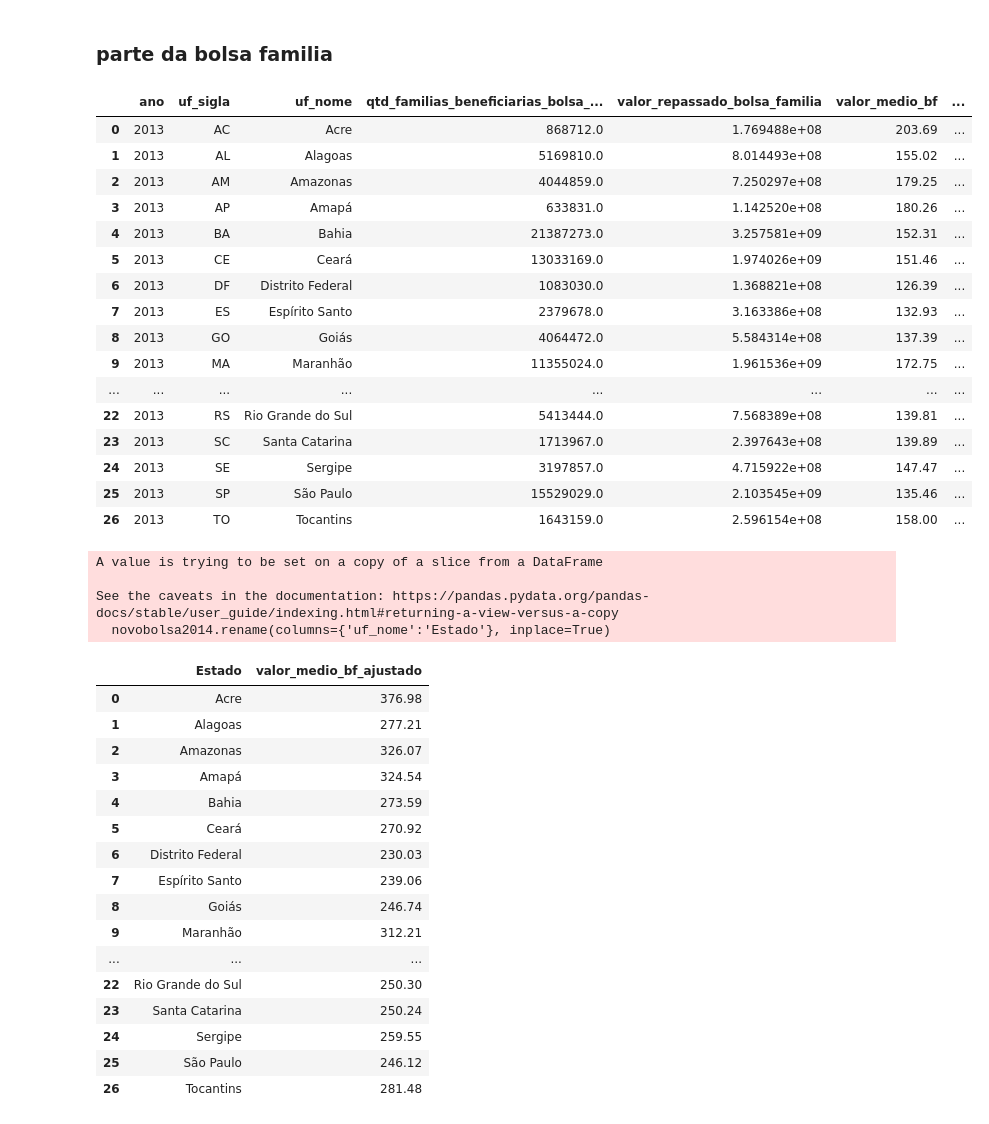
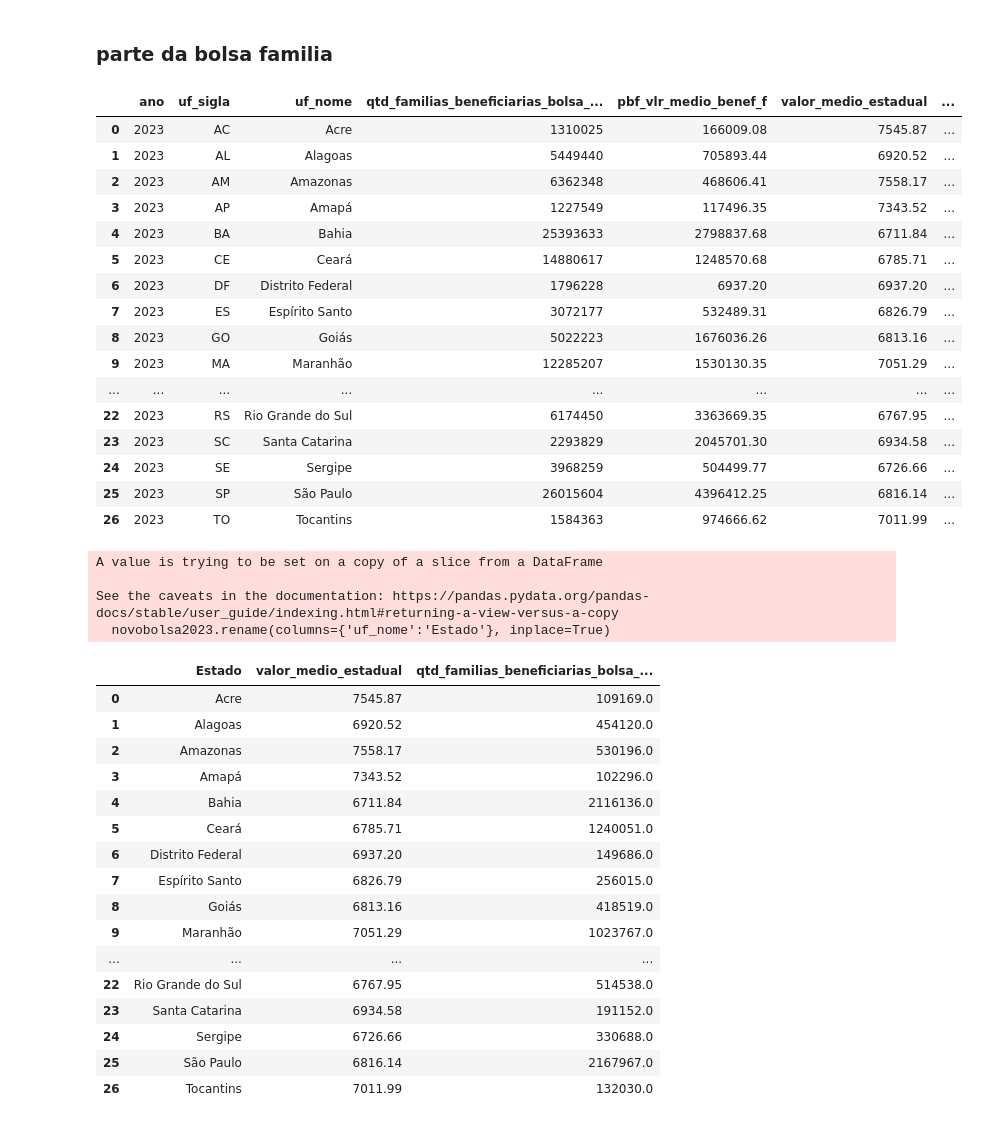
Before and after one commit to thiagodasillva/escolarData, a Jupyter notebook: todosOsAnos.ipynb, the cells around one changed output. Cells and saved outputs as stored; diff of their text form; code cells hidden in the pictures.

```diff
--- a/todosOsAnos.ipynb
+++ b/todosOsAnos.ipynb
@@ -115,52 +115,52 @@ totalTotal.to_csv("totais por ano.csv", sep=",", index=False)
 # %% [markdown]
 ### parte da bolsa familia
 # %%
-bolsa2015= pd.read_csv('bolsa_familia/dadosTratados/bolsa_familia_por_estado_2013.csv')
-bolsa2015
+bolsa2023= pd.read_csv('bolsa_familia/dadosTratados/bolsa_familia_por_estado_2023.csv')
+bolsa2023
 # %% [output]
-|  | ano | uf_sigla | uf_nome | qtd_familias_beneficiarias_bolsa_... | valor_repassado_bolsa_familia | valor_medio_bf | ... |
-| 0 | 2013 | AC | Acre | 868712.0 | 1.769488e+08 | 203.69 | ... |
-| 1 | 2013 | AL | Alagoas | 5169810.0 | 8.014493e+08 | 155.02 | ... |
-| 2 | 2013 | AM | Amazonas | 4044859.0 | 7.250297e+08 | 179.25 | ... |
-| 3 | 2013 | AP | Amapá | 633831.0 | 1.142520e+08 | 180.26 | ... |
-| 4 | 2013 | BA | Bahia | 21387273.0 | 3.257581e+09 | 152.31 | ... |
-| 5 | 2013 | CE | Ceará | 13033169.0 | 1.974026e+09 | 151.46 | ... |
-| 6 | 2013 | DF | Distrito Federal | 1083030.0 | 1.368821e+08 | 126.39 | ... |
-| 7 | 2013 | ES | Espírito Santo | 2379678.0 | 3.163386e+08 | 132.93 | ... |
-| 8 | 2013 | GO | Goiás | 4064472.0 | 5.584314e+08 | 137.39 | ... |
-| 9 | 2013 | MA | Maranhão | 11355024.0 | 1.961536e+09 | 172.75 | ... |
+|  | ano | uf_sigla | uf_nome | qtd_familias_beneficiarias_bolsa_... | pbf_vlr_medio_benef_f | valor_medio_estadual | ... |
+| 0 | 2023 | AC | Acre | 1310025 | 166009.08 | 7545.87 | ... |
+| 1 | 2023 | AL | Alagoas | 5449440 | 705893.44 | 6920.52 | ... |
+| 2 | 2023 | AM | Amazonas | 6362348 | 468606.41 | 7558.17 | ... |
+| 3 | 2023 | AP | Amapá | 1227549 | 117496.35 | 7343.52 | ... |
+| 4 | 2023 | BA | Bahia | 25393633 | 2798837.68 | 6711.84 | ... |
+| 5 | 2023 | CE | Ceará | 14880617 | 1248570.68 | 6785.71 | ... |
+| 6 | 2023 | DF | Distrito Federal | 1796228 | 6937.20 | 6937.20 | ... |
+| 7 | 2023 | ES | Espírito Santo | 3072177 | 532489.31 | 6826.79 | ... |
+| 8 | 2023 | GO | Goiás | 5022223 | 1676036.26 | 6813.16 | ... |
+| 9 | 2023 | MA | Maranhão | 12285207 | 1530130.35 | 7051.29 | ... |
 | ... | ... | ... | ... | ... | ... | ... | ... |
-| 22 | 2013 | RS | Rio Grande do Sul | 5413444.0 | 7.568389e+08 | 139.81 | ... |
-| 23 | 2013 | SC | Santa Catarina | 1713967.0 | 2.397643e+08 | 139.89 | ... |
-| 24 | 2013 | SE | Sergipe | 3197857.0 | 4.715922e+08 | 147.47 | ... |
-| 25 | 2013 | SP | São Paulo | 15529029.0 | 2.103545e+09 | 135.46 | ... |
-| 26 | 2013 | TO | Tocantins | 1643159.0 | 2.596154e+08 | 158.00 | ... |
+| 22 | 2023 | RS | Rio Grande do Sul | 6174450 | 3363669.35 | 6767.95 | ... |
+| 23 | 2023 | SC | Santa Catarina | 2293829 | 2045701.30 | 6934.58 | ... |
+| 24 | 2023 | SE | Sergipe | 3968259 | 504499.77 | 6726.66 | ... |
+| 25 | 2023 | SP | São Paulo | 26015604 | 4396412.25 | 6816.14 | ... |
+| 26 | 2023 | TO | Tocantins | 1584363 | 974666.62 | 7011.99 | ... |
 # %%
-novobolsa2015= bolsa2015[['uf_nome','valor_medio_bf_ajustado']]
-novobolsa2015.rename(columns={'uf_nome':'Estado'}, inplace=True)
-novobolsa2015
+novobolsa2023= bolsa2023[['uf_nome','valor_medio_estadual','qtd_familias_beneficiarias_bolsa_familia_ajustado']]
+novobolsa2023.rename(columns={'uf_nome':'Estado'}, inplace=True)
+novobolsa2023
 # %% [output]
 A value is trying to be set on a copy of a slice from a DataFrame
 
 See the caveats in the documentation: https://pandas.pydata.org/pandas-docs/stable/user_guide/indexing.html#returning-a-view-versus-a-copy
-  novobolsa2014.rename(columns={'uf_nome':'Estado'}, inplace=True)
+  novobolsa2023.rename(columns={'uf_nome':'Estado'}, inplace=True)
-|  | Estado | valor_medio_bf_ajustado |
-| 0 | Acre | 376.98 |
-| 1 | Alagoas | 277.21 |
-| 2 | Amazonas | 326.07 |
-| 3 | Amapá | 324.54 |
-| 4 | Bahia | 273.59 |
-| 5 | Ceará | 270.92 |
-| 6 | Distrito Federal | 230.03 |
-| 7 | Espírito Santo | 239.06 |
-| 8 | Goiás | 246.74 |
-| 9 | Maranhão | 312.21 |
-| ... | ... | ... |
-| 22 | Rio Grande do Sul | 250.30 |
-| 23 | Santa Catarina | 250.24 |
-| 24 | Sergipe | 259.55 |
-| 25 | São Paulo | 246.12 |
-| 26 | Tocantins | 281.48 |
+|  | Estado | valor_medio_estadual | qtd_familias_beneficiarias_bolsa_... |
+| 0 | Acre | 7545.87 | 109169.0 |
+| 1 | Alagoas | 6920.52 | 454120.0 |
+| 2 | Amazonas | 7558.17 | 530196.0 |
+| 3 | Amapá | 7343.52 | 102296.0 |
+| 4 | Bahia | 6711.84 | 2116136.0 |
+| 5 | Ceará | 6785.71 | 1240051.0 |
+| 6 | Distrito Federal | 6937.20 | 149686.0 |
+| 7 | Espírito Santo | 6826.79 | 256015.0 |
+| 8 | Goiás | 6813.16 | 418519.0 |
+| 9 | Maranhão | 7051.29 | 1023767.0 |
+| ... | ... | ... | ... |
+| 22 | Rio Grande do Sul | 6767.95 | 514538.0 |
+| 23 | Santa Catarina | 6934.58 | 191152.0 |
+| 24 | Sergipe | 6726.66 | 330688.0 |
+| 25 | São Paulo | 6816.14 | 2167967.0 |
+| 26 | Tocantins | 7011.99 | 132030.0 |
 # %%
 dados1 = pd.read_csv("totais por ano.csv")
 dados1
```
Also changed, not shown: parts of 2 cells of this notebook, 3 other files.
